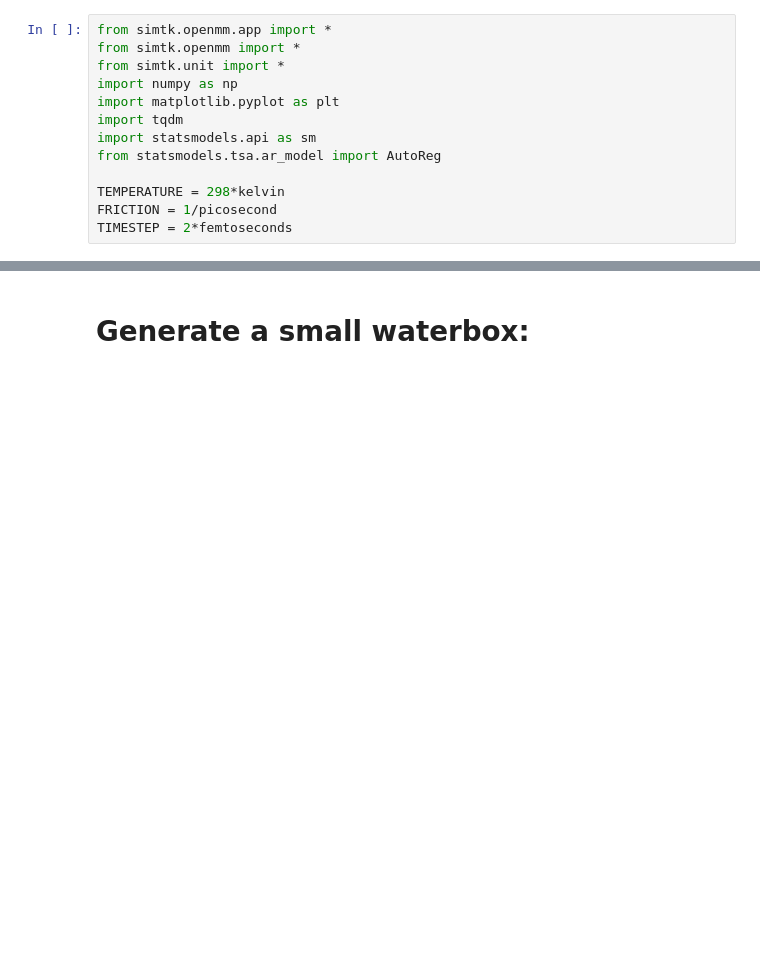
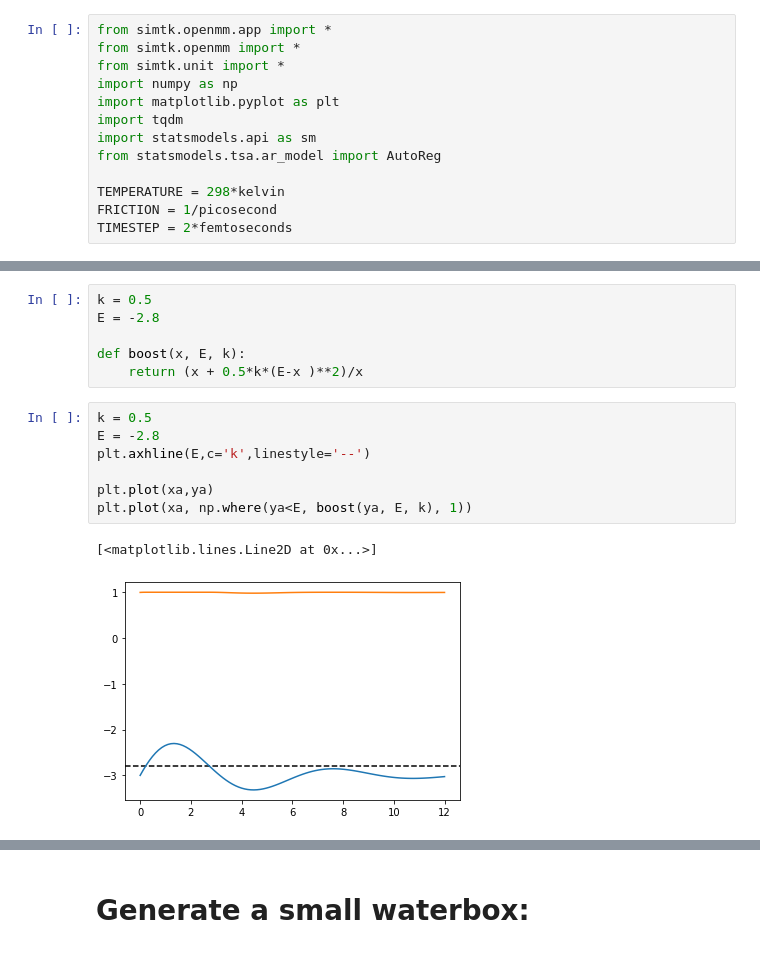
Before and after one commit to ljmartin/openmm_gamd, a Jupyter notebook: waterbox_gamd.ipynb, the cells around one changed output, grey strips where cells are left out. Cells and saved outputs as stored; diff of their text form; blank space fills up the shorter version.

```diff
--- a/waterbox_gamd.ipynb
+++ b/waterbox_gamd.ipynb
@@ -13,0 +25,16 @@ TIMESTEP = 2*femtoseconds
+# %%
+k = 0.5
+E = -2.8
+
+def boost(x, E, k):
+    return (x + 0.5*k*(E-x )**2)/x
+# %%
+k = 0.5
+E = -2.8
+plt.axhline(E,c='k',linestyle='--')
+
+plt.plot(xa,ya)
+plt.plot(xa, np.where(ya<E, boost(ya, E, k), 1))
+# %% [output]
+[<matplotlib.lines.Line2D at 0x...>]
+[figure, added]
```
Also changed, not shown: parts of 24 cells of this notebook.
